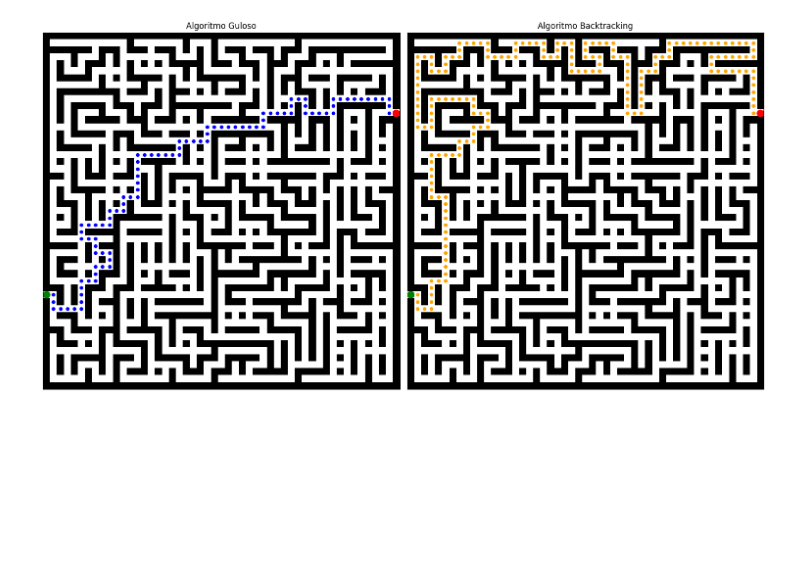
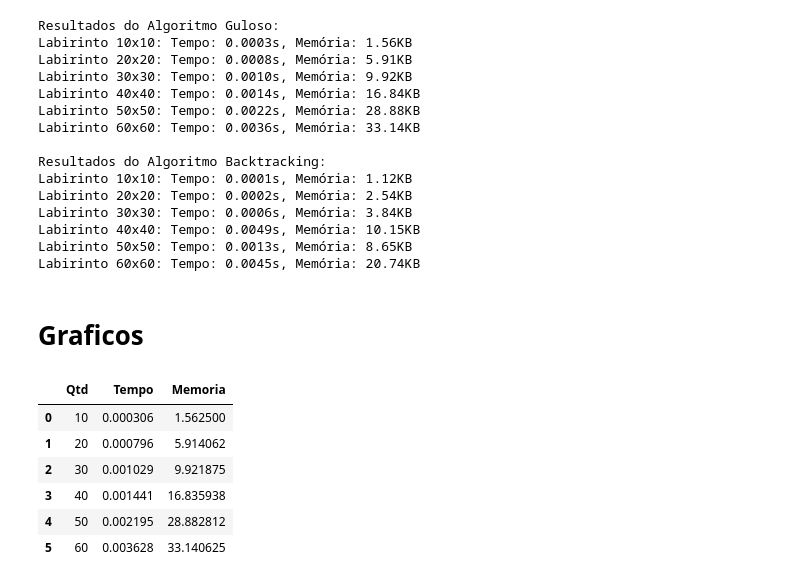
Before and after one commit to KauaHenSilva/paa_trabalho, a Jupyter notebook: main.ipynb, the cells around one changed output. Cells and saved outputs as stored; diff of their text form; code cells hidden in the pictures; blank space fills up the shorter version.

```diff
--- a/main.ipynb
+++ b/main.ipynb
@@ -119,14 +156,15 @@ plot_maze(maze, start, ends)
 def caminho_guloso(maze, start, end):
     caminho = []
     visitado = [[False]*len(maze[0]) for _ in range(len(maze))]
-    labirinto_gulosos(maze, start[0], start[1], caminho, visitado, end)
-    return caminho
+    _,tempo,memoria = measure_performance(labirinto_gulosos, (maze, start[0], start[1], caminho, visitado, end))
+    return caminho,tempo,memoria
 
 def caminho_backtracking(maze, start, end):
     caminho = []
     visitado = [[False]*len(maze[0]) for _ in range(len(maze))]
-    labirinto_backtracking(maze, start[0], start[1], caminho, visitado, end)
-    return caminho
+    _,tempo,memoria = measure_performance(labirinto_backtracking, (maze, start[0], start[1], caminho, visitado, end))
+    # labirinto_backtracking(maze, start[0], start[1], caminho, visitado, end)
+    return caminho, tempo, memoria
 # %%
 def plot_maze(maze, caminho_guloso, caminho_backtracking, start, end):
     maze_array = np.array(maze)
@@ -157,12 +195,42 @@ def plot_maze(maze, caminho_guloso, caminho_backtracking, start, end):
     plt.tight_layout()
     plt.show()
 # %%
-args_cam = (maze, start, ends[0])
-args_plt = (start, ends[0])
+resultados_guloso = []
+resultados_backtracking = []
 
-caminho_guloso = caminho_guloso(*args_cam)
-caminho_backtracking = caminho_backtracking(*args_cam)
+for maze,start,ends in labirintos:
+    args_cam = (maze, start, ends[0])
+    args_plt = (start, ends[0])
 
-plot_maze(maze, caminho_guloso, caminho_backtracking, *args_plt)
+    caminho_guloso_caminho,tempo_guloso,memoria_guloso = caminho_guloso(*args_cam)
+    caminho_backtracking_caminho,tempo_backtracking,memoria_backtracking = caminho_backtracking(*args_cam)
+
+    resultados_guloso.append((len(maze)-1,tempo_guloso, memoria_guloso))
+    resultados_backtracking.append((len(maze)-1,tempo_backtracking, memoria_backtracking))
+
+    # plot_maze(maze, caminho_guloso_caminho, caminho_backtracking_caminho, *args_plt)
+print("Resultados do Algoritmo Guloso:")
+for i in resultados_guloso:
+    print(f"Labirinto {i[0]}x{i[0]}: Tempo: {i[1]:.4f}s, Memória: {i[2]:.2f}KB")
+
+print("\nResultados do Algoritmo Backtracking:")
+for i in resultados_backtracking:
+    print(f"Labirinto {i[0]}x{i[0]}: Tempo: {i[1]:.4f}s, Memória: {i[2]:.2f}KB")
 # %% [output]
-[figure, removed]
+Resultados do Algoritmo Guloso:
+Labirinto 10x10: Tempo: 0.0003s, Memória: 1.56KB
+Labirinto 20x20: Tempo: 0.0008s, Memória: 5.91KB
+Labirinto 30x30: Tempo: 0.0010s, Memória: 9.92KB
+Labirinto 40x40: Tempo: 0.0014s, Memória: 16.84KB
+Labirinto 50x50: Tempo: 0.0022s, Memória: 28.88KB
+Labirinto 60x60: Tempo: 0.0036s, Memória: 33.14KB
+
+Resultados do Algoritmo Backtracking:
+Labirinto 10x10: Tempo: 0.0001s, Memória: 1.12KB
+Labirinto 20x20: Tempo: 0.0002s, Memória: 2.54KB
+Labirinto 30x30: Tempo: 0.0006s, Memória: 3.84KB
+Labirinto 40x40: Tempo: 0.0049s, Memória: 10.15KB
+Labirinto 50x50: Tempo: 0.0013s, Memória: 8.65KB
+Labirinto 60x60: Tempo: 0.0045s, Memória: 20.74KB
+# %% [markdown]
+# Graficos
@@ -168,0 +245,11 @@ plot_maze(maze, caminho_guloso, caminho_backtracking, *args_plt)
+# %%
+dados_algoritmo_guloso = formatar_dados(resultados_guloso)
+dados_algoritmo_guloso
+# %% [output]
+|  | Qtd | Tempo | Memoria |
+| 0 | 10 | 0.000306 | 1.562500 |
+| 1 | 20 | 0.000796 | 5.914062 |
+| 2 | 30 | 0.001029 | 9.921875 |
+| 3 | 40 | 0.001441 | 16.835938 |
+| 4 | 50 | 0.002195 | 28.882812 |
+| 5 | 60 | 0.003628 | 33.140625 |
```
Also changed, not shown: parts of 14 cells of this notebook.
